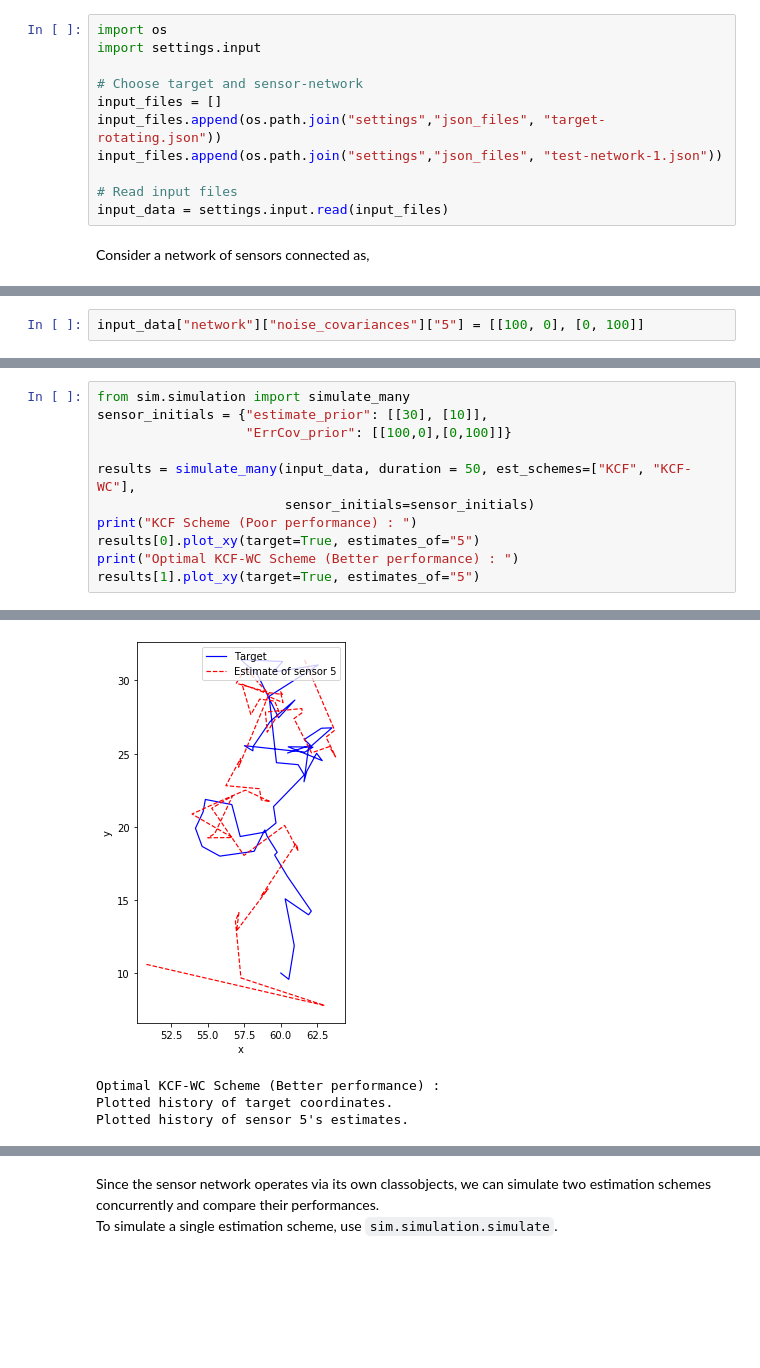
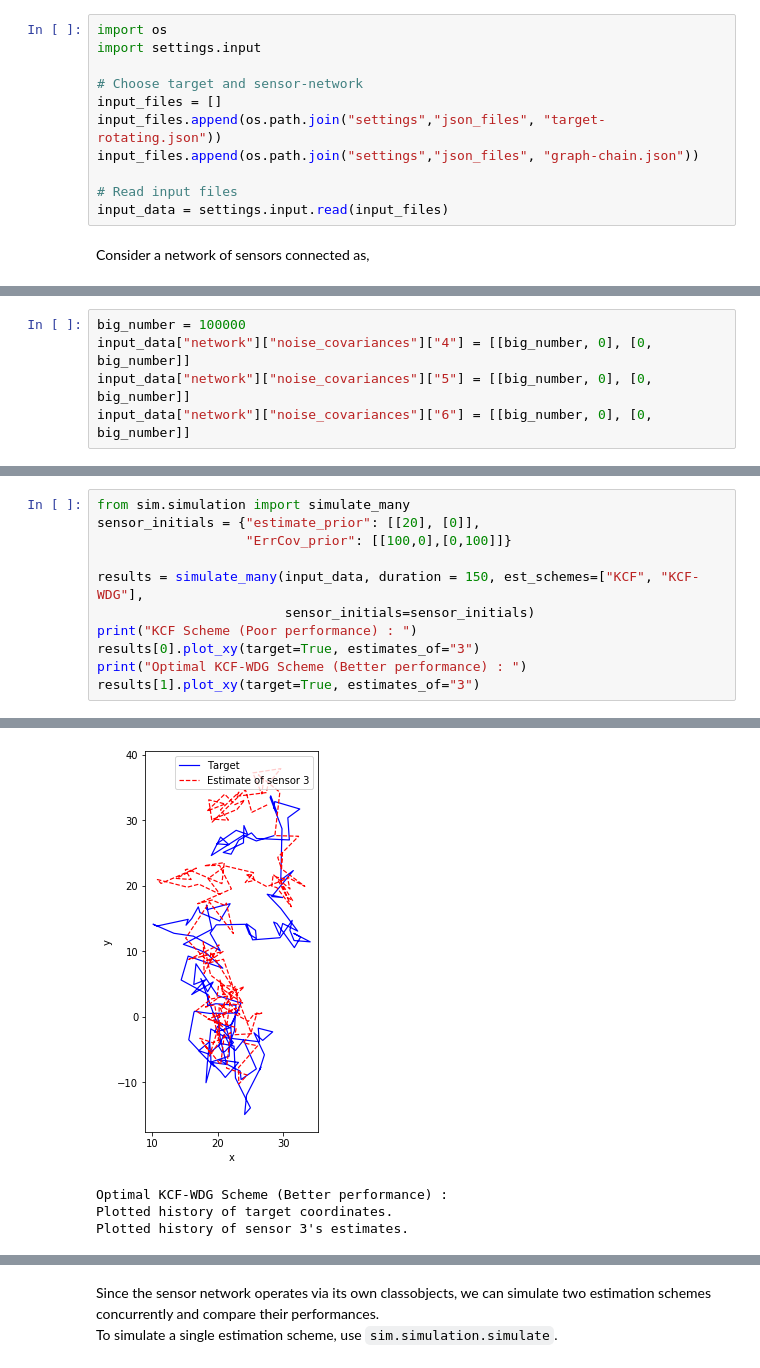
Before and after one commit to shirazkn/sensor-network-sim, a Jupyter notebook: Simulation.ipynb, the cells around one changed output, grey strips where cells are left out. Drawn from its saved outputs; the diff is of its cells as text; blank space fills up the shorter version.

```diff
--- a/Simulation.ipynb
+++ b/Simulation.ipynb
@@ -9,7 +9,7 @@ import settings.input
 # Choose target and sensor-network
 input_files = []
 input_files.append(os.path.join("settings","json_files", "target-rotating.json"))
-input_files.append(os.path.join("settings","json_files", "test-network-1.json"))
+input_files.append(os.path.join("settings","json_files", "graph-chain.json"))
 
 # Read input files
 input_data = settings.input.read(input_files)
@@ -27,2 +24,0 @@ Consider the scenario where sensors `'1'`, `3` and `4` have high estimation erro
-# %%
-input_data["network"]["noise_covariances"]["5"] = [[100, 0], [0, 100]]
@@ -31,0 +25,5 @@ We compare the performance of KCF (Kalman Consensus Filter) & ICF (Information C
+# %%
+big_number = 100000
+input_data["network"]["noise_covariances"]["4"] = [[big_number, 0], [0, big_number]]
+input_data["network"]["noise_covariances"]["5"] = [[big_number, 0], [0, big_number]]
+input_data["network"]["noise_covariances"]["6"] = [[big_number, 0], [0, big_number]]
@@ -32,13 +33,13 @@ We compare the performance of KCF (Kalman Consensus Filter) & ICF (Information C
 # %%
 from sim.simulation import simulate_many
-sensor_initials = {"estimate_prior": [[30], [10]],
+sensor_initials = {"estimate_prior": [[20], [0]],
                    "ErrCov_prior": [[100,0],[0,100]]}
 
-results = simulate_many(input_data, duration = 50, est_schemes=["KCF", "KCF-WC"],
+results = simulate_many(input_data, duration = 150, est_schemes=["KCF", "KCF-WDG"],
                         sensor_initials=sensor_initials)
 print("KCF Scheme (Poor performance) : ")
-results[0].plot_xy(target=True, estimates_of="5")
-print("Optimal KCF-WC Scheme (Better performance) : ")
-results[1].plot_xy(target=True, estimates_of="5")
+results[0].plot_xy(target=True, estimates_of="3")
+print("Optimal KCF-WDG Scheme (Better performance) : ")
+results[1].plot_xy(target=True, estimates_of="3")
 # %% [output]
 Initializing a sensor network with KCF (2009) scheme...
@@ -53,4 +54,4 @@ Plotted history of sensor 5's estimates.
-[figure, old version]
+[figure, new version]
-Optimal KCF-WC Scheme (Better performance) :
+Optimal KCF-WDG Scheme (Better performance) :
 Plotted history of target coordinates.
-Plotted history of sensor 5's estimates.
+Plotted history of sensor 3's estimates.
```
Also changed, not shown: parts of 8 cells of this notebook, 4 other files.
